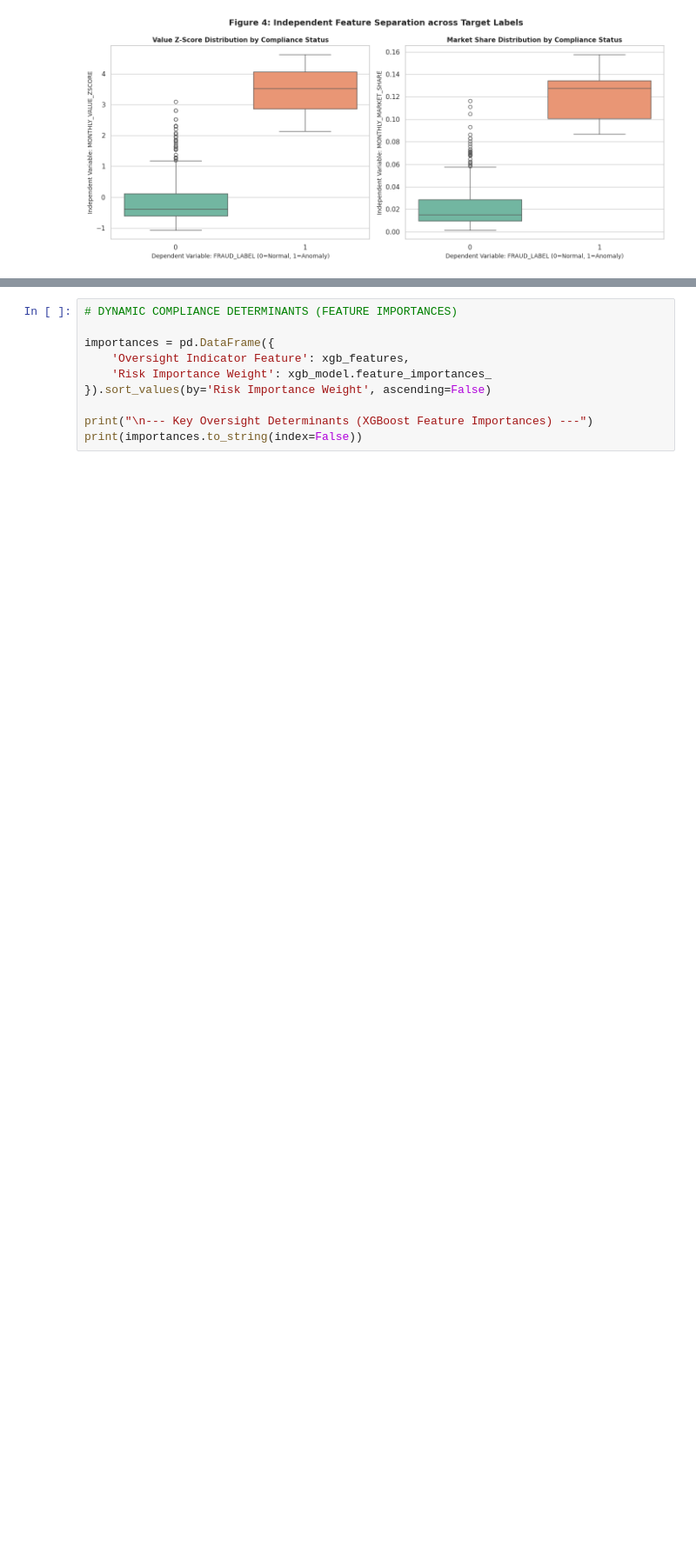
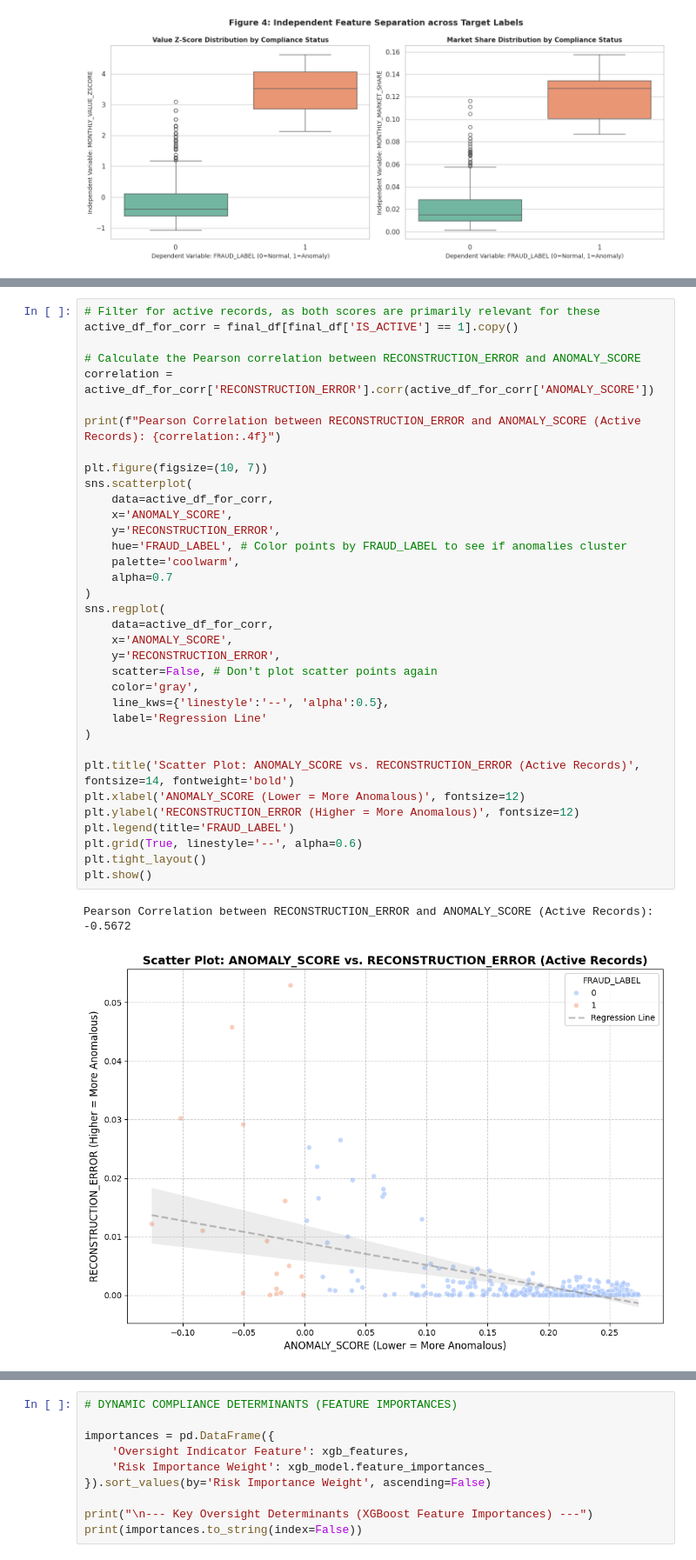
Before and after one commit to RobertDS-45/Money_Remmitence_analysis, a Jupyter notebook: Bot_Money_remmitence_analysis.ipynb, the cells around one changed output, grey strips where cells are left out. Shown at 87% size. Saved outputs shown, nothing was run; the diff lists cells and outputs as text; blank space fills up the shorter version.

```diff
--- a/Bot_Money_remmitence_analysis.ipynb
+++ b/Bot_Money_remmitence_analysis.ipynb
@@ -612,0 +741,38 @@ Passing `palette` without assigning `hue` is deprecated and will be removed in v
+# %%
+# Filter for active records, as both scores are primarily relevant for these
+active_df_for_corr = final_df[final_df['IS_ACTIVE'] == 1].copy()
+
+# Calculate the Pearson correlation between RECONSTRUCTION_ERROR and ANOMALY_SCORE
+correlation = active_df_for_corr['RECONSTRUCTION_ERROR'].corr(active_df_for_corr['ANOMALY_SCORE'])
+
+print(f"Pearson Correlation between RECONSTRUCTION_ERROR and ANOMALY_SCORE (Active Records): {correlation:.4f}")
+
+plt.figure(figsize=(10, 7))
+sns.scatterplot(
+    data=active_df_for_corr,
+    x='ANOMALY_SCORE',
+    y='RECONSTRUCTION_ERROR',
+    hue='FRAUD_LABEL', # Color points by FRAUD_LABEL to see if anomalies cluster
+    palette='coolwarm',
+    alpha=0.7
+)
+sns.regplot(
+    data=active_df_for_corr,
+    x='ANOMALY_SCORE',
+    y='RECONSTRUCTION_ERROR',
+    scatter=False, # Don't plot scatter points again
+    color='gray',
+    line_kws={'linestyle':'--', 'alpha':0.5},
+    label='Regression Line'
+)
+
+plt.title('Scatter Plot: ANOMALY_SCORE vs. RECONSTRUCTION_ERROR (Active Records)', fontsize=14, fontweight='bold')
+plt.xlabel('ANOMALY_SCORE (Lower = More Anomalous)', fontsize=12)
+plt.ylabel('RECONSTRUCTION_ERROR (Higher = More Anomalous)', fontsize=12)
+plt.legend(title='FRAUD_LABEL')
+plt.grid(True, linestyle='--', alpha=0.6)
+plt.tight_layout()
+plt.show()
+# %% [output]
+Pearson Correlation between RECONSTRUCTION_ERROR and ANOMALY_SCORE (Active Records): -0.5672
+[figure, added]
```
Also changed, not shown: parts of 6 cells of this notebook.
